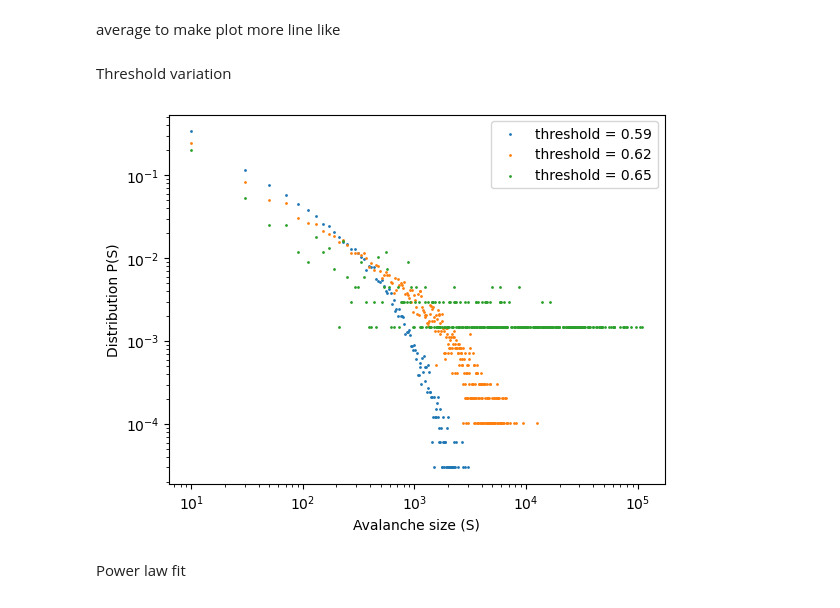
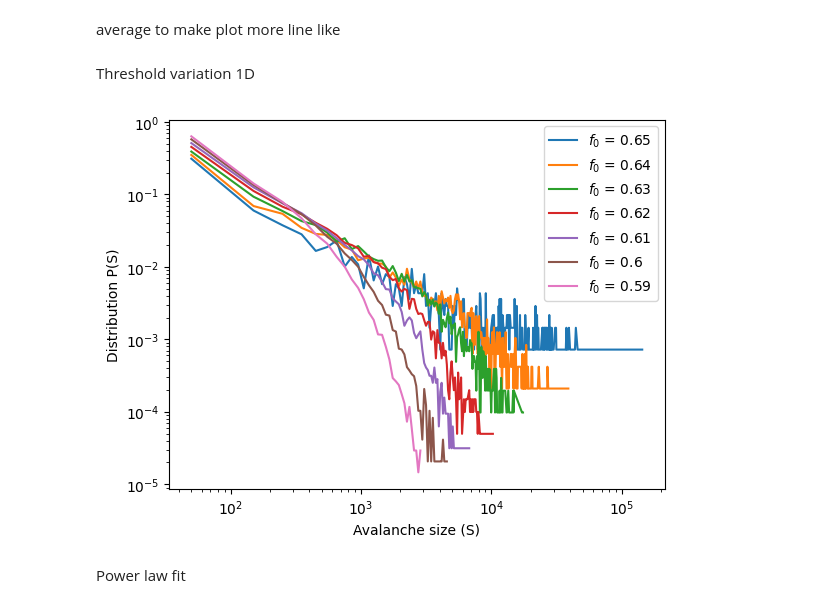
Before and after one commit to elizllaw/CSS_group0, a Jupyter notebook: leon.ipynb, the cells around one changed output. Saved outputs shown, nothing was run; the diff lists cells and outputs as text; code cells hidden in the pictures.

Commit message:
after presentation state

```diff
--- a/leon.ipynb
+++ b/leon.ipynb
@@ -122,21 +99,21 @@ def bak_sneppen_1D(n_iterations, skip_iterations, n_species, threshold=0.65, loc
 # %%
 # Run the Bak-Sneppen simulation
-n_iterations = 40000
-skip_iterations = 20000
+n_iterations = 30000
+skip_iterations = 0
 local_segment = [10,20]
-n_species = 50
+n_species = 1000
 avalanche_sizes_local = [0,0]
 animation_list = []
 threshold = 0.65
 animate = True
 
 counter = 0
-while sum(x != 0 for x in avalanche_sizes_local) < 1:
+while sum(x != 0 for x in avalanche_sizes_local) < 0 or counter == 0:
     counter += 1
     print(f'{counter}, {sum(x != 0 for x in avalanche_sizes_local)}', end='\r')
-    min_fitness, fitness_history, avalanche_sizes_global, avalanche_sizes_local, avalanche_activity_global, avalanche_activity_local, animation_avalanche, animation_buffer_front, animation_buffer_after = bak_sneppen_1D(n_iterations, skip_iterations, n_species, threshold, local_segment, animate)
+    min_fitness, fitness_history, avalanche_sizes_global, avalanche_sizes_local, avalanche_activity_global, avalanche_activity_local, animation_avalanche = bak_sneppen_1D(n_iterations, skip_iterations, n_species, threshold, local_segment, animate)
 
-animation_list = animation_buffer_front + animation_avalanche + animation_buffer_after
+animation_list = animation_avalanche
 # %% [output]
 1, 0
 # %%
@@ -316,7 +348,7 @@ plt.show()
 system_sizes = [32, 128, 512, 2048]
 n_iterations = 10000000
 skip_iterations = 200000
-threshold = 0.6
+threshold = 0.65
 
 avalanche_sizes_list = []
 
@@ -462,12 +493,12 @@ for i in range(len(avalanche_sizes_list)):
 plt.legend()
 plt.show()
 # %% [markdown]
-Threshold variation
+Threshold variation 1D
 # %%
 # run simulation for different system sizes to compare
-thresholds = [x for x in np.arange(0.59, 0.65, 0.03)]
-system_size = 265
-n_iterations = 5000000
+thresholds = [x for x in np.arange(0.59, 0.65, 0.01)]
+system_size = 256
+n_iterations = 10000000
 skip_iterations = 200000
 local_segment = [0,1]
 
@@ -478,7 +509,7 @@ for threshold in thresholds:
     min_fitness, fitness_history, avalanche_sizes_global, avalanche_sizes_local, avalanche_activity_global, avalanche_activity_local, _ = bak_sneppen_1D(n_iterations, skip_iterations, system_size, threshold, local_segment)
     avalanche_sizes_list.append(list(avalanche_sizes_global))
 # %%
-thresholds = [x for x in np.arange(0.59, 0.65, 0.03)]
+thresholds = [x for x in np.arange(0.59, 0.65, 0.01)]
 
 # for i in range(len(avalanche_sizes_list)):
 #     # bins of avalanche sizes
@@ -493,59 +524,62 @@ thresholds = [x for x in np.arange(0.59, 0.65, 0.03)]
 #     for j in range(len(avalanche_size_distribution)):
 #         if avalanche_size_distribution[j] != 0:
 #             avalanche_size_distribution_plot.append(avalanche_size_distribution[j])
 #             bins_plot.append(all_bins[j])
 
 
 #     # print(avalanche_size_distribution_plot)
 #     # print(bins_plot)
 #     # print(len(avalanche_sizes_global))
 
 
 #     plt.scatter(bins_plot, avalanche_size_distribution_plot, label=f'threshold = {round(thresholds[i],2)}', s=3)
 #     plt.xlabel('Avalanche size (S)')
 #     plt.ylabel('Distribution P(S)')
 #     plt.xscale('log')
 #     plt.yscale('log')
 # plt.legend()
 # plt.show()
 
 # normalized version
-bin_size = 20
+bin_size = 100
 for i in range(len(avalanche_sizes_list)):
-    # bins of avalanche sizes
-    bins = [x for x in np.arange(0, np.max(avalanche_sizes_list[i]), bin_size)]
-    all_bins = [x for x in np.arange(bin_size/2, np.max(avalanche_sizes_list[i]) - bin_size, bin_size)]
-    avalanche_size_distribution, _ = np.histogram(avalanche_sizes_list[i], bins)
+    if i % 2 == 0 or True:
+        i = len(thresholds) - i - 1
+        # bins of avalanche sizes
+        bins = [x for x in np.arange(0, np.max(avalanche_sizes_list[i]), bin_size)]
+        all_bins = [x for x in np.arange(bin_size/2, np.max(avalanche_sizes_list[i]) - bin_size, bin_size)]
+        avalanche_size_distribution, _ = np.histogram(avalanche_sizes_list[i], bins)
 
-    # normalize (frequency => probability)
-    total_avalanches = len(avalanche_sizes_list[i])
-    avalanche_distribution = []
-    for avalanche in avalanche_size_distribution:
-        avalanche_distribution.append(avalanche/total_avalanches)
+        # normalize (frequency => probability)
+        total_avalanches = len(avalanche_sizes_list[i])
+        avalanche_distribution = []
+        for avalanche in avalanche_size_distribution:
+            avalanche_distribution.append(avalanche/total_avalanches)
 
-    # remove bins were value is zero
-    avalanche_size_distribution_plot = []
-    bins_plot = []
-    for j in range(len(avalanche_distribution)):
-        if avalanche_distribution[j] != 0:
-            avalanche_size_distribution_plot.append(avalanche_distribution[j])
-            bins_plot.append(all_bins[j])
+        # remove bins were value is zero
+        avalanche_size_distribution_plot = []
+        bins_plot = []
+        for j in range(len(avalanche_distribution) - 1):
+            if avalanche_distribution[j] != 0:
+                avalanche_size_distribution_plot.append(avalanche_distribution[j])
+                bins_plot.append(all_bins[j])
 
 
-    # print(avalanche_size_distribution_plot)
-    # print(bins_plot)
-    # print(len(avalanche_sizes_global))
+        # print(avalanche_size_distribution_plot)
+        # print(bins_plot)
+        # print(len(avalanche_sizes_global))
 
+        plt.plot(bins_plot, avalanche_size_distribution_plot, label=f'$f_0$ = {round(thresholds[i],2)}')#, s=2)
 
-    plt.scatter(bins_plot, avalanche_size_distribution_plot, label=f'threshold = {thresholds[i]}', s=1)
-    plt.xlabel('Avalanche size (S)')
-    plt.ylabel('Distribution P(S)')
-    plt.xscale('log')
-    plt.yscale('log')
+        # plt.scatter(bins_plot, avalanche_size_distribution_plot, label=f'threshold = {thresholds[i]}', s=1)
+        plt.xlabel('Avalanche size (S)')
+        plt.ylabel('Distribution P(S)')
+        plt.xscale('log')
+        plt.yscale('log')
 plt.legend()
 plt.show()
 # %% [output]
-[figure, old version]
+[figure, new version]
 # %% [markdown]
 Power law fit
 # %%
```
Also changed, not shown: parts of 14 cells of this notebook.
